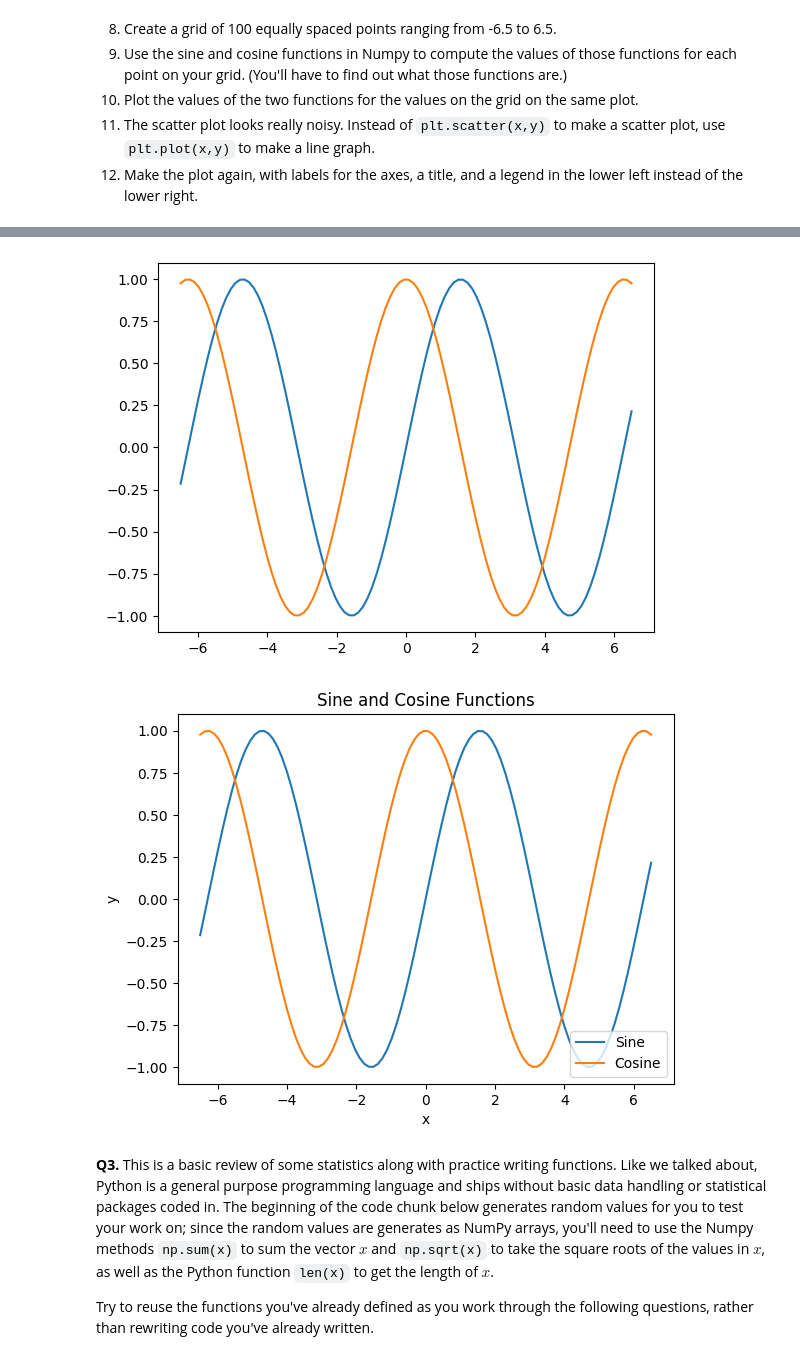
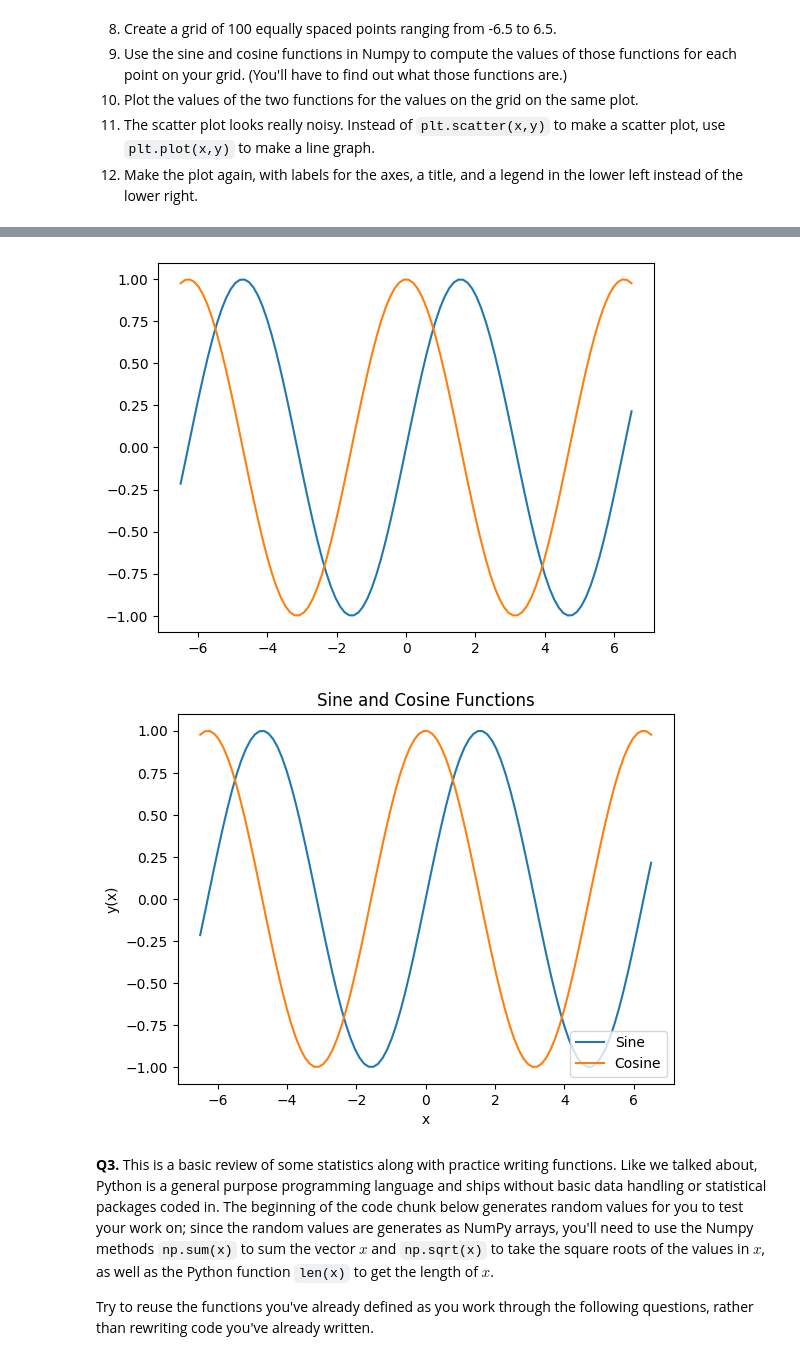
Before and after one commit to ejstew21/programming, a Jupyter notebook: assignment/assignment_programming.ipynb, the cells around one changed output, grey strips where cells are left out. Saved outputs shown, nothing was run; the diff lists cells and outputs as text; code cells hidden in the pictures.

```diff
--- a/assignment/assignment_programming.ipynb
+++ b/assignment/assignment_programming.ipynb
@@ -66,35 +66,35 @@ plt.scatter(x,z,label='Exponential')
 plt.xlabel("x")
 plt.ylabel("y(x)")
 plt.title("Natural Log and Exponential Functions")
 plt.legend(loc = 'lower right')
 plt.show()
 
 # Questions 8-12
 x = np.linspace(-6.5,6.5,100)
 y = np.sin(x)
 z = np.cos(x)
 
 plt.scatter(x,y)
 plt.scatter(x,z)
 plt.show()
 
 plt.plot(x,y)
 plt.plot(x,z)
 plt.show()
 
 plt.plot(x,y,label='Sine')
 plt.plot(x,z,label='Cosine')
 plt.legend(loc='lower right')
 plt.xlabel("x")
-plt.ylabel("y")
+plt.ylabel("y(x)")
 plt.title("Sine and Cosine Functions")
 plt.show()
 # %% [output]
 [figure]
 [figure]
 [figure]
 [figure]
-[figure, old version]
+[figure, new version]
 # %% [markdown]
 **Q3.** This is a basic review of some statistics along with practice writing functions. Like we talked about, Python is a general purpose programming language and ships without basic data handling or statistical packages coded in. The beginning of the code chunk below generates random values for you to test your work on; since the random values are generates as NumPy arrays, you'll need to use the Numpy methods `np.sum(x)` to sum the vector $x$ and `np.sqrt(x)` to take the square roots of the values in $x$, as well as the Python function `len(x)` to get the length of $x$.
 
```
Also changed, not shown: parts of 1 cell of this notebook.
